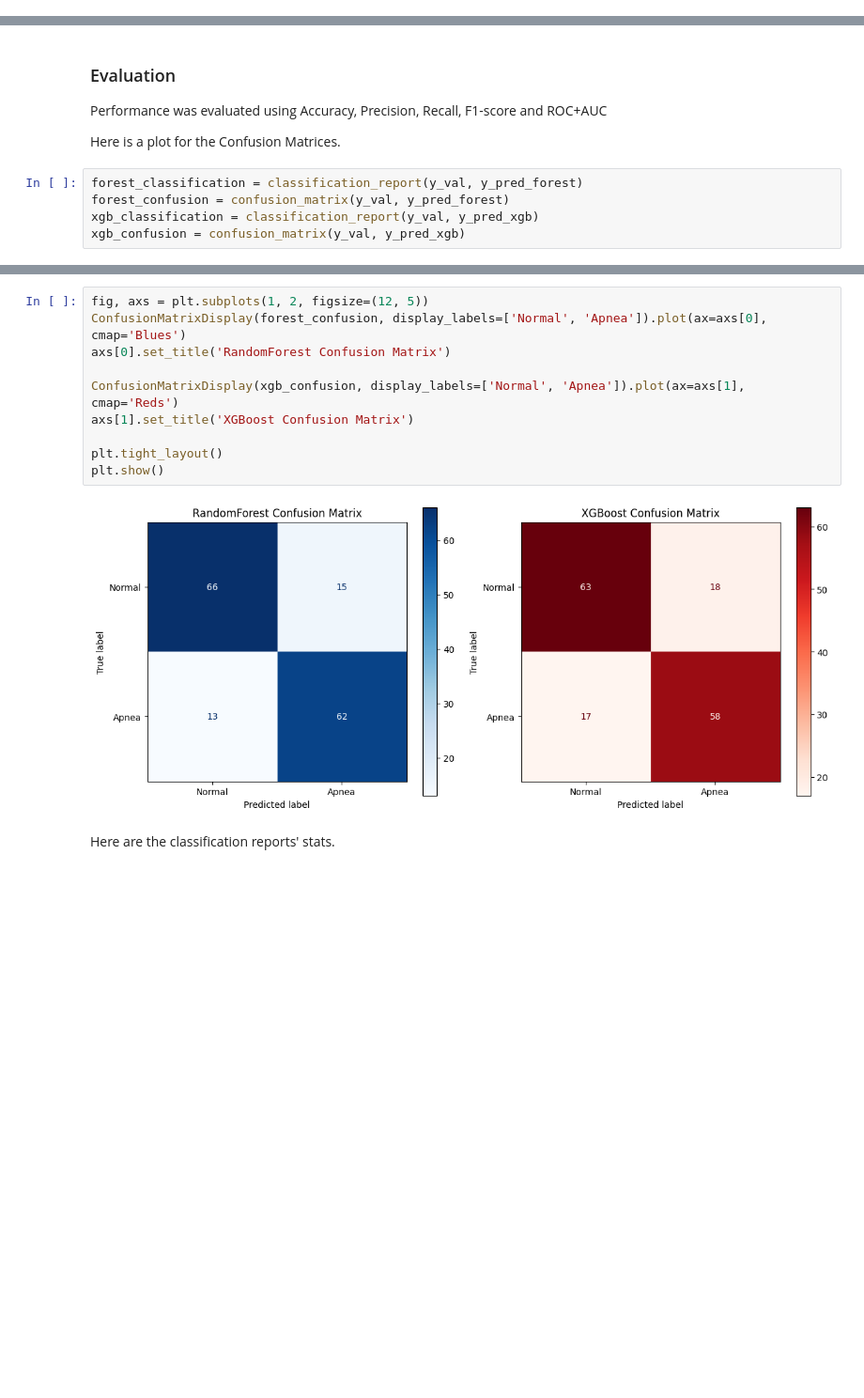
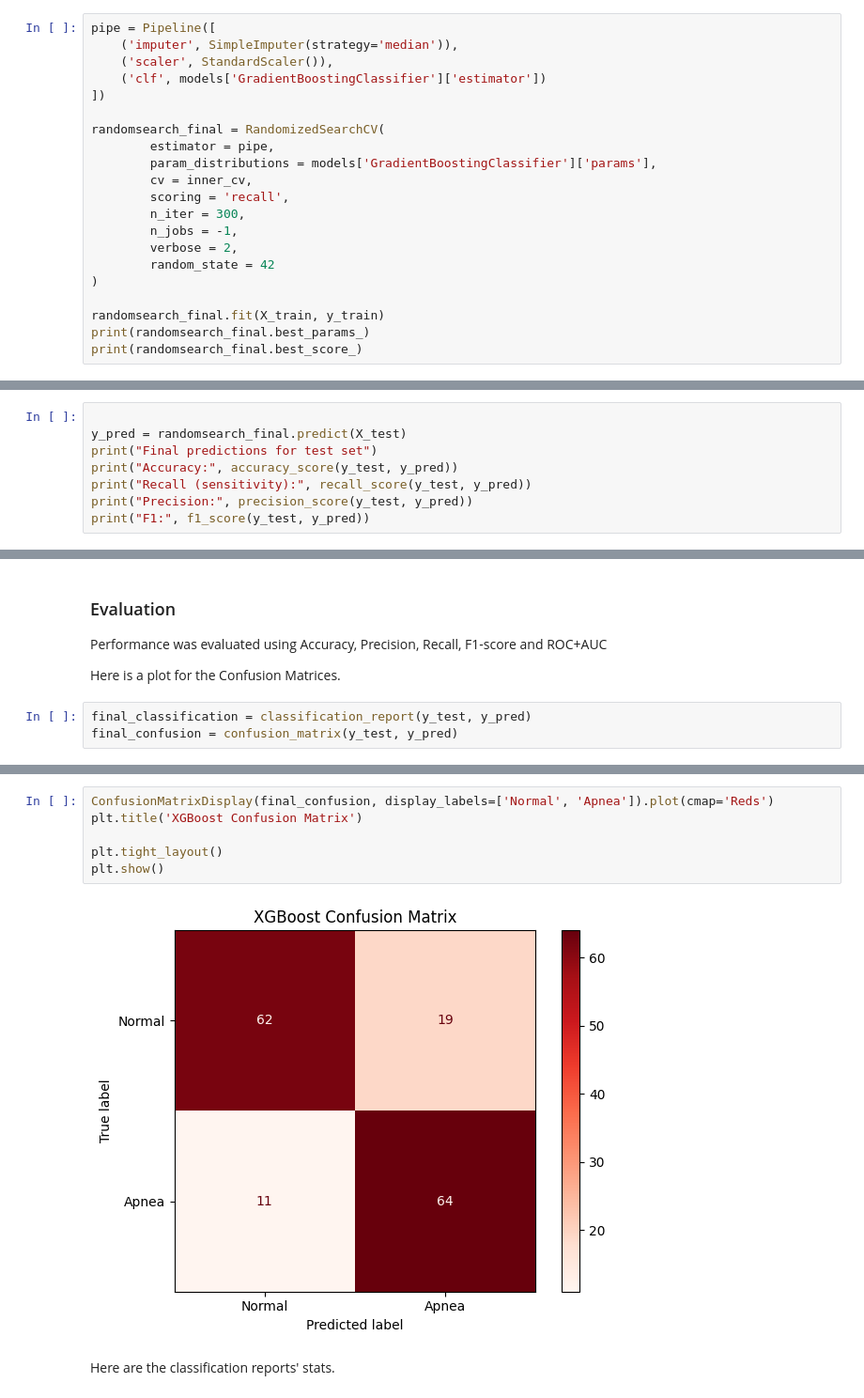
Before and after one commit to tinoseppala/notebooks, a Jupyter notebook: Sleep Apnea Detection/sleep_apnea_detection.ipynb, the cells around one changed output, grey strips where cells are left out. Shown: that part at 94% size. Saved outputs shown, nothing was run; the diff lists cells and outputs as text; blank space fills up the shorter version.

Commit message:
Testing GradientBoostingClassifier

```diff
--- a/Sleep Apnea Detection/sleep_apnea_detection.ipynb
+++ b/Sleep Apnea Detection/sleep_apnea_detection.ipynb
@@ -285,0 +260,21 @@ Data columns (total 9 columns):
+# %%
+pipe = Pipeline([
+    ('imputer', SimpleImputer(strategy='median')),
+    ('scaler', StandardScaler()),
+    ('clf', models['GradientBoostingClassifier']['estimator'])
+])
+
+randomsearch_final = RandomizedSearchCV(
+        estimator = pipe,
+        param_distributions = models['GradientBoostingClassifier']['params'],
+        cv = inner_cv,
+        scoring = 'recall',
+        n_iter = 300,
+        n_jobs = -1,
+        verbose = 2,
+        random_state = 42
+)
+
+randomsearch_final.fit(X_train, y_train)
+print(randomsearch_final.best_params_)
+print(randomsearch_final.best_score_)
@@ -285,0 +285,8 @@ Data columns (total 9 columns):
+# %%
+
+y_pred = randomsearch_final.predict(X_test)
+print("Final predictions for test set")
+print("Accuracy:", accuracy_score(y_test, y_pred))
+print("Recall (sensitivity):", recall_score(y_test, y_pred))
+print("Precision:", precision_score(y_test, y_pred))
+print("F1:", f1_score(y_test, y_pred))
@@ -291,7 +304,5 @@ Performance was evaluated using Accuracy, Precision, Recall, F1-score and ROC+AU
 
 Here is a plot for the Confusion Matrices.
 # %%
-forest_classification = classification_report(y_val, y_pred_forest)
-forest_confusion = confusion_matrix(y_val, y_pred_forest)
-xgb_classification = classification_report(y_val, y_pred_xgb)
-xgb_confusion = confusion_matrix(y_val, y_pred_xgb)
+final_classification = classification_report(y_test, y_pred)
+final_confusion = confusion_matrix(y_test, y_pred)
@@ -300,14 +309,10 @@ NameError: name 'classification_report' is not defined
 # %%
-fig, axs = plt.subplots(1, 2, figsize=(12, 5))
-ConfusionMatrixDisplay(forest_confusion, display_labels=['Normal', 'Apnea']).plot(ax=axs[0], cmap='Blues')
-axs[0].set_title('RandomForest Confusion Matrix')
-
-ConfusionMatrixDisplay(xgb_confusion, display_labels=['Normal', 'Apnea']).plot(ax=axs[1], cmap='Reds')
-axs[1].set_title('XGBoost Confusion Matrix')
+ConfusionMatrixDisplay(final_confusion, display_labels=['Normal', 'Apnea']).plot(cmap='Reds')
+plt.title('XGBoost Confusion Matrix')
 
 plt.tight_layout()
 plt.show()
 # %% [output]
-[figure, old version]
+[figure, new version]
 # %% [markdown]
 Here are the classification reports' stats.
```
Also changed, not shown: parts of 17 cells of this notebook.
